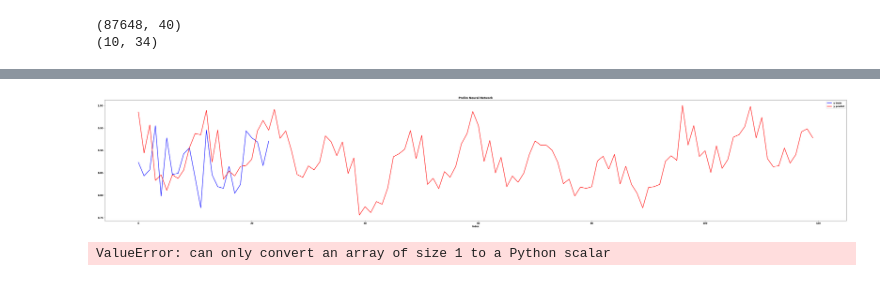
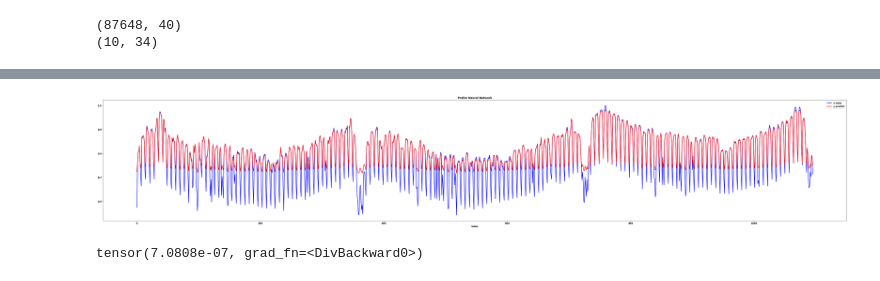
Before and after one commit to annaptasznik/EE555-FinalProject, a Jupyter notebook: ee555DAY.ipynb, the cells around one changed output, grey strips where cells are left out. Saved outputs shown, nothing was run; the diff lists cells and outputs as text; code cells hidden in the pictures.

```diff
--- a/ee555DAY.ipynb
+++ b/ee555DAY.ipynb
@@ -190,7 +164,7 @@ class fault_net(nn.Module):
 # Loss function for training:
 loss_fn = nn.MSELoss() # Same loss function as for logistic regression
 
-n_hidden = 150 # The width of each hidden layer in the network
+n_hidden = 24 # The width of each hidden layer in the network
 net = fault_net(n_hidden) # Create neural network of width n_hidden
 
 # Create an 'optimizer' object for training:
@@ -275,0 +254,20 @@ plt.show()
+# %%
+df = pd.read_csv('load_per_country.csv', parse_dates=['DateTime'], index_col = ['DateTime'])
+select = df[['PL','DE']]
+
+select_2012 = select.loc['2012-01-01':'2014-12-31']
+
+
+nonan = select_2012.dropna()
+nonan = nonan.groupby(pd.Grouper(level='DateTime', axis=0, freq='24H')).sum()
+print(nonan)
+
+nonan = nonan / nonan.max(axis=0)
+#print(nonan)
+
+x_trainDE, x_testDE, y_trainDE, y_testDE = train_test_split(nonan.iloc[:, :1].values, nonan['DE'].values,test_size=0.2)
+
+#X_train_torchDE = torch.tensor(x_trainDE).float()
+#Y_train_torchDE = torch.tensor(y_trainDE).float()
+#X_test_torchDE = torch.tensor(x_testDE).float()
+#Y_test_torchDE = torch.tensor(y_testDE).float()
@@ -276,20 +300,30 @@ plt.show()
+# %%
+e = nonan.iloc[:, 1:2].values
+# %%
+
+X_traintorchDE = torch.tensor(e).float()
+YtrainDE = net(X_traintorchDE)
+#YtestDE = net(X_test_torchDE)
+
+yDE = []
+for i in range(len(YtrainDE)):
+    #print(loss_traj[i])
+    a = YtrainDE[i].detach()
+    yDE.append(a)
 # %%
-plt.plot(y_testDE, lw=2, color="blue", label="y train")
-plt.plot( nonan['DE'].values, lw=2, color="red", label="y predict")
+plt.plot( X_traintorchDE, lw=2, color="blue", label="y train")
+plt.plot( yDE, lw=2, color="red", label="y predict")
 plt.legend()
 plt.title("Prelim Neural Network")
 plt.xlabel("Index")
 plt.rcParams["figure.figsize"] = (60,10)
 plt.show()
 # %% [output]
-[figure, old version]
+[figure, new version]
 # %%
-#Y_hat_train = nn.functional.log_softmax(y_testDE, dim=0)
-#Y_train = nn.functional.log_softmax(nonan['DE'].values, dim=0)
-#loss = nn.KLDivLoss(reduction='batchmean',  log_target=True)(Y_hat_train ,Y_train)
-#print(loss)
-
-#print("Test error: ", (torch.linalg.norm(y_testDE-nonan['DE'].values[0:24],ord='fro')**2/len(x_testDE)).item())
-print("Test error: ", ((y_testDE-nonan['DE'].values[0:24])**2/len(x_testDE)).item())
+Y_hat_train = nn.functional.log_softmax(X_traintorchDE, dim=0)
+Y_train = nn.functional.log_softmax(YtrainDE, dim=0)
+loss = nn.KLDivLoss(reduction='batchmean',  log_target=True)(Y_hat_train ,Y_train)
+print(loss)
 # %% [output]
-ValueError: can only convert an array of size 1 to a Python scalar
+tensor(7.0808e-07, grad_fn=<DivBackward0>)
```
Also changed, not shown: parts of 39 cells of this notebook.
